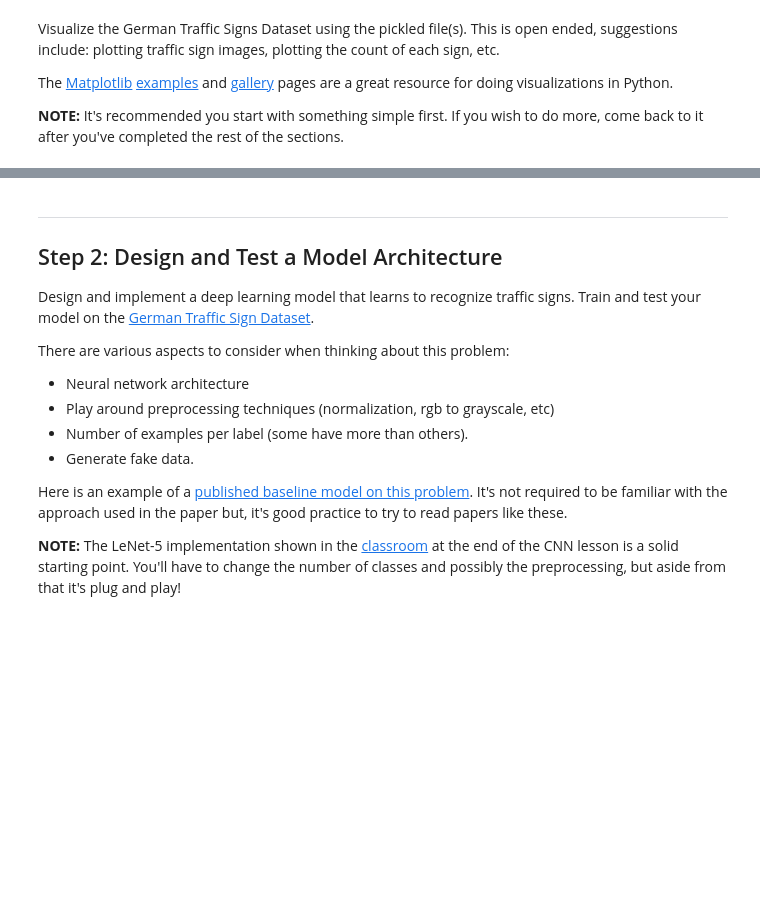
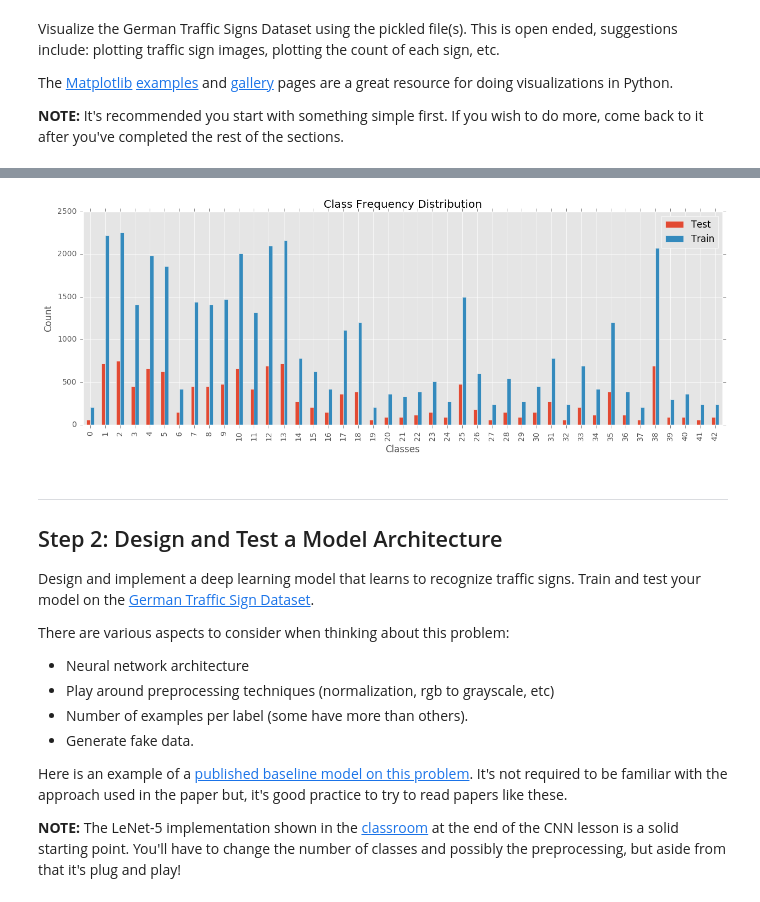
Before and after one commit to elbernante/traffic-sign-classifier, a Jupyter notebook: Traffic_Sign_Classifier.ipynb, the cells around one changed output, grey strips where cells are left out. Drawn from its saved outputs; the diff is of its cells as text; code cells hidden in the pictures; blank space fills up the shorter version.

Commit message:
Update class frequency distribution visualization

```diff
--- a/Traffic_Sign_Classifier.ipynb
+++ b/Traffic_Sign_Classifier.ipynb
@@ -129,3 +118,29 @@ Sample images:
+# %%
+# Class frequency distribution
+# def plot_class_frequencies(classes, title="Class Frequency Distribution"):
+#     labels, freqs = np.unique(classes, return_counts=True)
+#     series = pd.Series(freqs, index=labels)
+#     series.index.name = "Classes"
+#     ag = series.plot.bar(figsize=(10, 5), title=title)
+#     ag.set_ylabel("Count")
+#     plt.show()
+
+def show_distributions(labels, group_set, title="Class Frequency Distribution"):
+    data = {}
+    for group, y in zip(group_set, labels):
+        idx, freqs = np.unique(y, return_counts=True)
+        series = pd.Series(freqs, index=idx)
+        data[group] = series
+
+    df = pd.DataFrame(data)
+    df.index.name = "Classes"
+    ag = df.plot.bar(figsize=(15, 5), title=title)
+    ag.set_ylabel("Count")
+    plt.show()
+
+show_distributions((y_train, y_test), ('Train', 'Test'))
+# %% [output]
+[figure, added]
 # %% [markdown]
 ----
 
```
Also changed, not shown: parts of 5 cells of this notebook.
